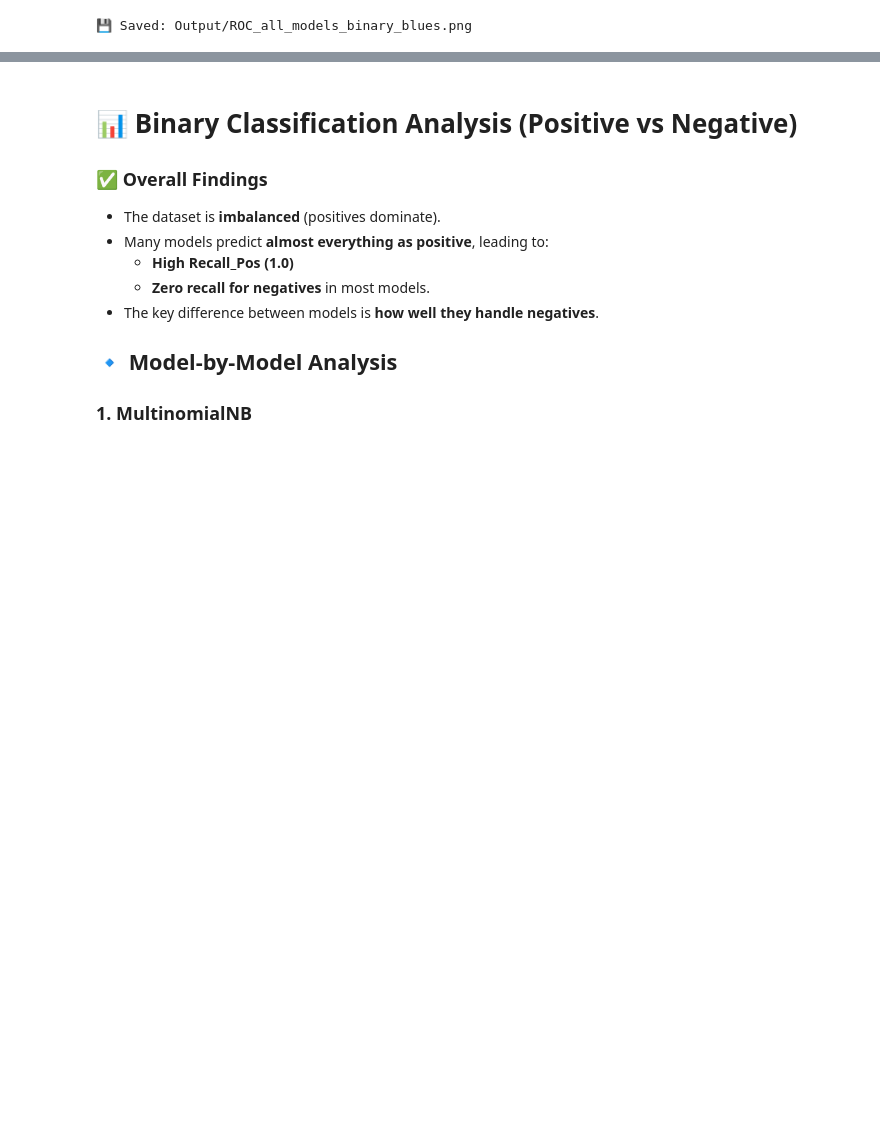
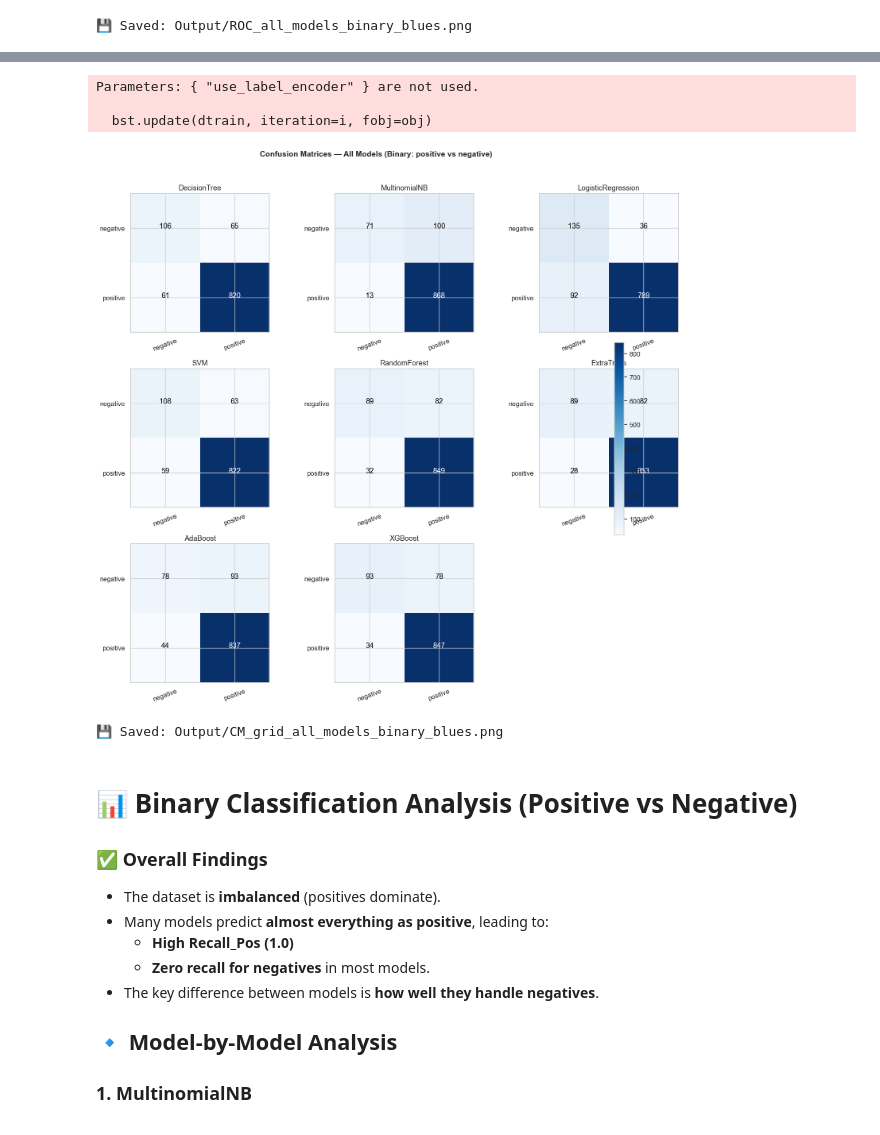
Before and after one commit to jedidahkathure/Customer-Sentiments-Analysis, a Jupyter notebook: safaricom_airtel_analysis.ipynb, the cells around one changed output, grey strips where cells are left out. Drawn from its saved outputs; the diff is of its cells as text; code cells hidden in the pictures; blank space fills up the shorter version.

```diff
--- a/safaricom_airtel_analysis.ipynb
+++ b/safaricom_airtel_analysis.ipynb
@@ -1962,3 +1914,59 @@ NotFittedError: This DecisionTreeClassifier instance is not fitted yet. Call 'fi
+# %%
+# ============================================================
+# STEP 10C — COMBINED CONFUSION MATRICES (HD, BLUES) [FIXED]
+# ============================================================
+
+import math
+from sklearn.metrics import confusion_matrix
+
+names = list(models.keys())
+n = len(names)
+cols = 3
+rows = math.ceil(n / cols)
+
+fig, axes = plt.subplots(rows, cols, figsize=(cols*5.2, rows*4.6))
+axes = np.array(axes).reshape(rows, cols)
+
+# Refit + predict for each model
+for idx, name in enumerate(names):
+    r, c = divmod(idx, cols)
+    ax = axes[r, c]
+
+    clf = models[name]
+    clf.fit(Xb_train, yb_train)   # 🔹 ensure fitted
+    y_pred = clf.predict(Xb_test)
+
+    cm = confusion_matrix(yb_test, y_pred, labels=[0,1])
+    im = ax.imshow(cm, interpolation="nearest", cmap="Blues")
+    ax.set_title(name)
+    ax.set_xticks([0,1]); ax.set_xticklabels(CLASS_NAMES, rotation=20)
+    ax.set_yticks([0,1]); ax.set_yticklabels(CLASS_NAMES)
+
+    thresh = cm.max() / 2.0
+    for i in range(2):
+        for j in range(2):
+            ax.text(j, i, f"{cm[i,j]:d}", ha="center",
+                    color="white" if cm[i,j] > thresh else "black")
+
+# Turn off empty subplots
+for j in range(idx+1, rows*cols):
+    r, c = divmod(j, cols)
+    axes[r, c].axis("off")
+
+fig.suptitle("Confusion Matrices — All Models (Binary: positive vs negative)",
+             y=1.02, fontsize=14, fontweight="bold")
+fig.colorbar(im, ax=axes, fraction=0.02, pad=0.01)
+plt.tight_layout()
+plt.savefig("Output/CM_grid_all_models_binary_blues.png", bbox_inches="tight", dpi=300)
+plt.show()
+
+print("💾 Saved: Output/CM_grid_all_models_binary_blues.png")
+# %% [output]
+Parameters: { "use_label_encoder" } are not used.
+
+  bst.update(dtrain, iteration=i, fobj=obj)
+[figure, added]
+💾 Saved: Output/CM_grid_all_models_binary_blues.png
 # %% [markdown]
 # 📊 Binary Classification Analysis (Positive vs Negative)
 
```
Also changed, not shown: parts of 11 cells of this notebook, 17 other files.
